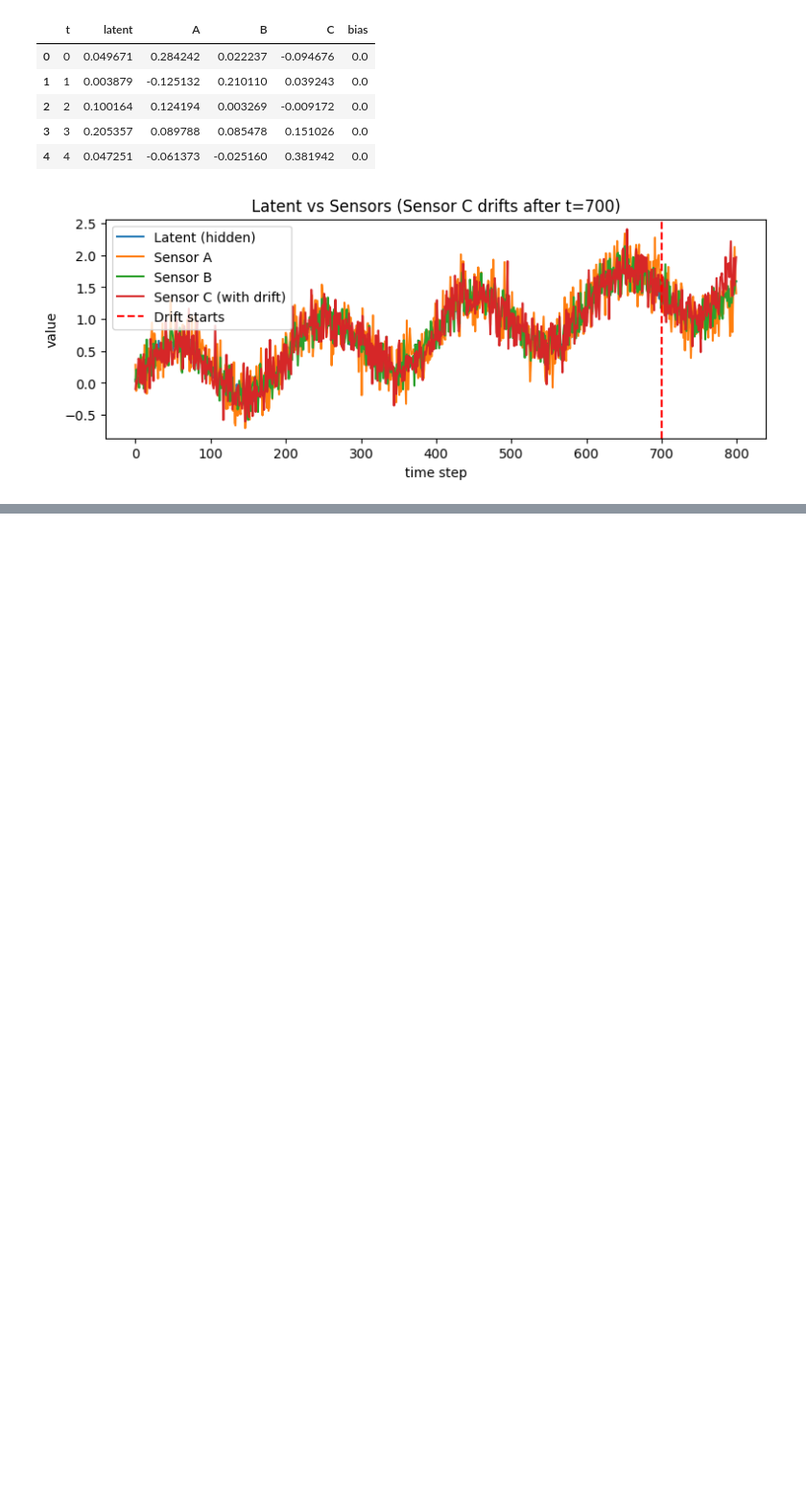
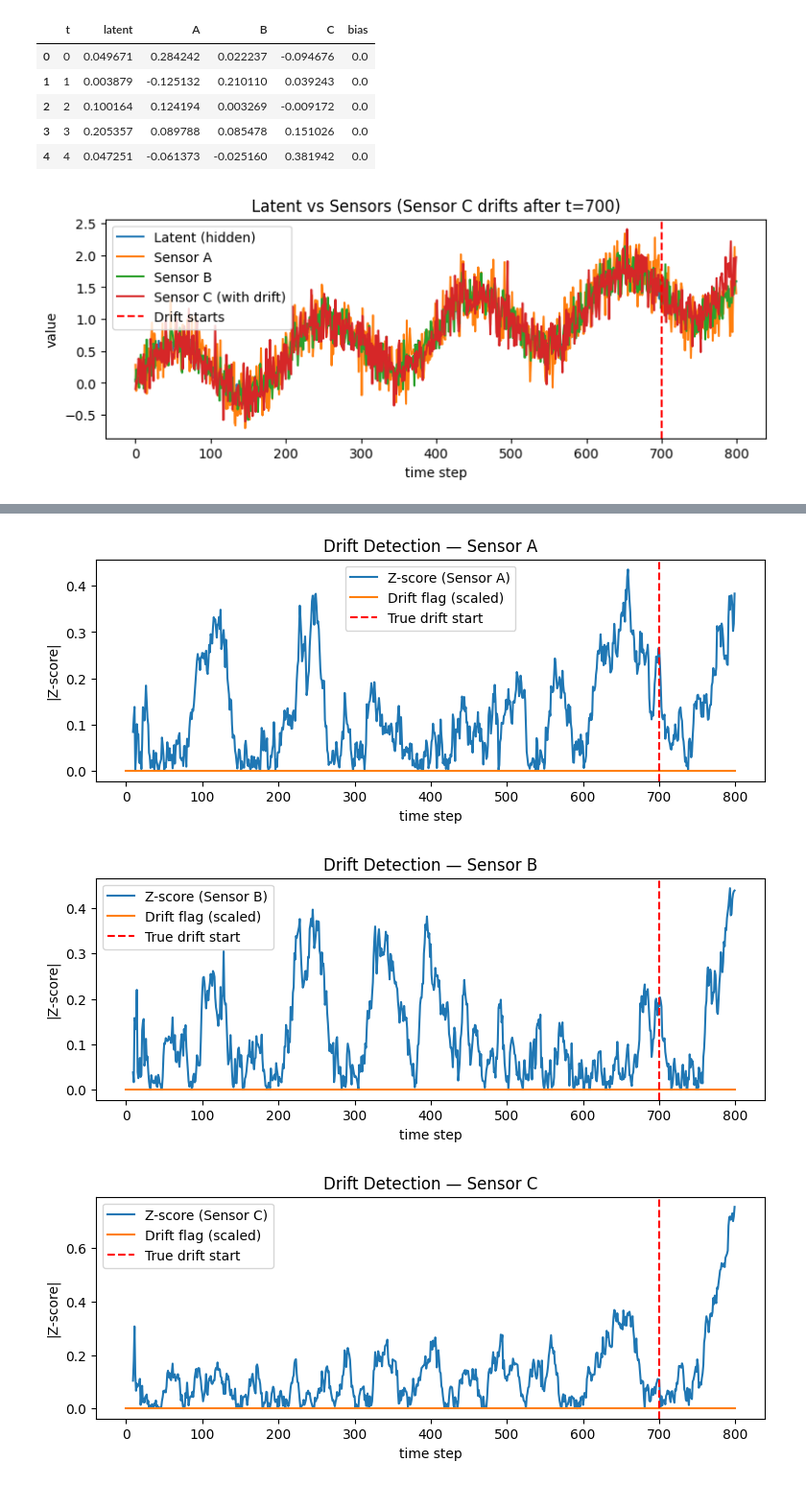
Before and after one commit to kalidasan-2001/redundancy-aware-sensor-fusion, a Jupyter notebook: redundancy_sensor_fusion.ipynb, the cells around one changed output, grey strips where cells are left out. Shown at 96% size. Saved outputs shown, nothing was run; the diff lists cells and outputs as text; code cells hidden in the pictures; blank space fills up the shorter version.

```diff
--- a/redundancy_sensor_fusion.ipynb
+++ b/redundancy_sensor_fusion.ipynb
@@ -97,0 +207,44 @@ plt.show()
+# %%
+# Step 5: Drift detection using residuals vs. fused weighted signal
+
+# rolling window size
+win = 50
+
+# for each sensor, compute z-score of the rolling mean residual
+for s in ["A", "B", "C"]:
+    resid = data[s] - data["fuse_weighted"]
+    mu = resid.rolling(win, min_periods=10).mean()
+    sd = resid.rolling(win, min_periods=10).std()
+    data[f"z_{s}"] = (mu / (sd + 1e-6)).abs()  # absolute z-score
+
+# define a helper function: sustained z-score > 3 for 8+ points = drift
+M = 8
+
+def sustained_exceed(z, thr=3.0, m=M):
+    above = (z > thr).astype(int)
+    run = np.zeros_like(above)
+    c = 0
+    for i, a in enumerate(above):
+        c = c + 1 if a else 0
+        run[i] = c
+    return run >= m
+
+# detect drift for each sensor
+for s in ["A", "B", "C"]:
+    data[f"flag_{s}"] = sustained_exceed(data[f"z_{s}"])
+
+# plot z-scores for each sensor
+for s in ["A", "B", "C"]:
+    plt.figure()
+    plt.plot(data.t, data[f"z_{s}"], label=f"Z-score (Sensor {s})")
+    plt.plot(data.t, data[f"flag_{s}"] * data[f"z_{s}"].max(), label="Drift flag (scaled)")
+    plt.axvline(x=700, linestyle="--", color="red", label="True drift start")
+    plt.legend()
+    plt.title(f"Drift Detection — Sensor {s}")
+    plt.xlabel("time step")
+    plt.ylabel("|Z-score|")
+    plt.show()
+# %% [output]
+[figure, added]
+[figure, added]
+[figure, added]
```
Also changed, not shown: parts of 5 cells of this notebook.
